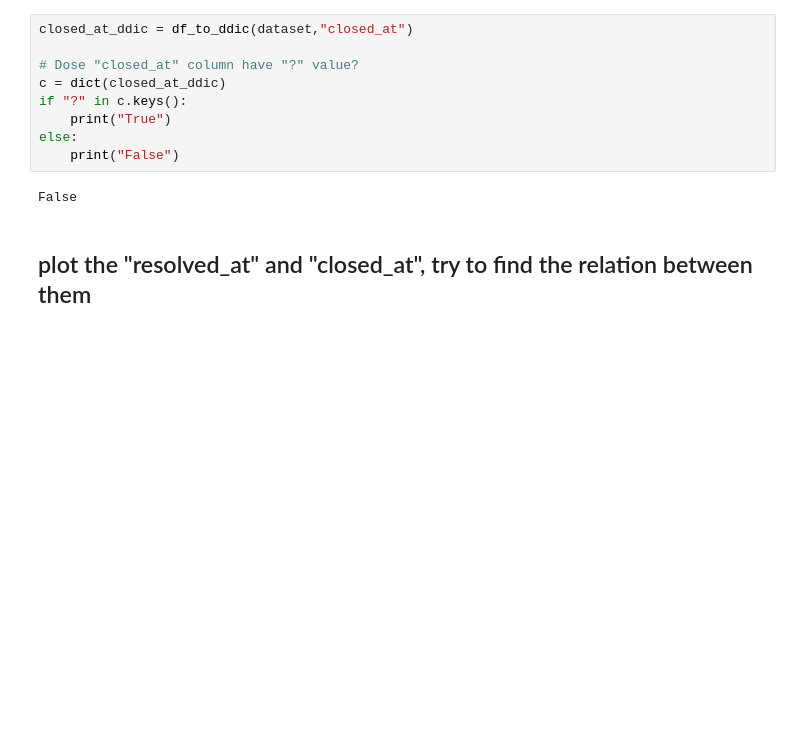
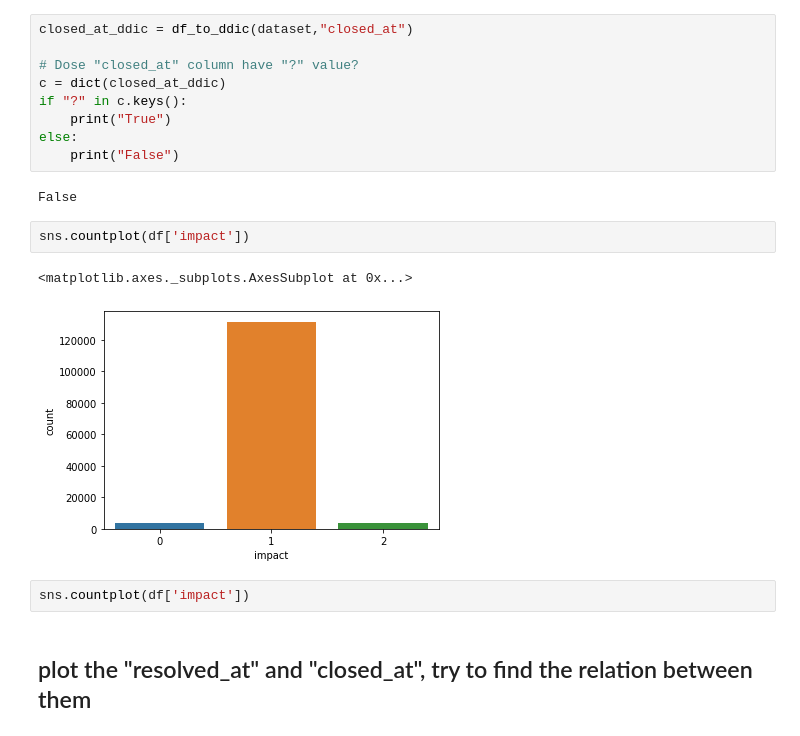
Before and after one commit to unclestay/ESILV---Python-for-data-analysis---devoir-2020, a Jupyter notebook: project.ipynb, the cells around one changed output. Cells and saved outputs as stored; diff of their text form; blank space fills up the shorter version.

```diff
--- a/project.ipynb
+++ b/project.ipynb
@@ -239,6 +274,13 @@ else:
     print("False")
 # %% [output]
 False
+# %%
+sns.countplot(df['impact'])
+# %% [output]
+<matplotlib.axes._subplots.AxesSubplot at 0x...>
+[figure, added]
+# %%
+sns.countplot(df['impact'])
 # %% [markdown]
 ## plot the "resolved_at" and "closed_at", try to find the relation between them
 # %%
```
Also changed, not shown: parts of 26 cells of this notebook.
